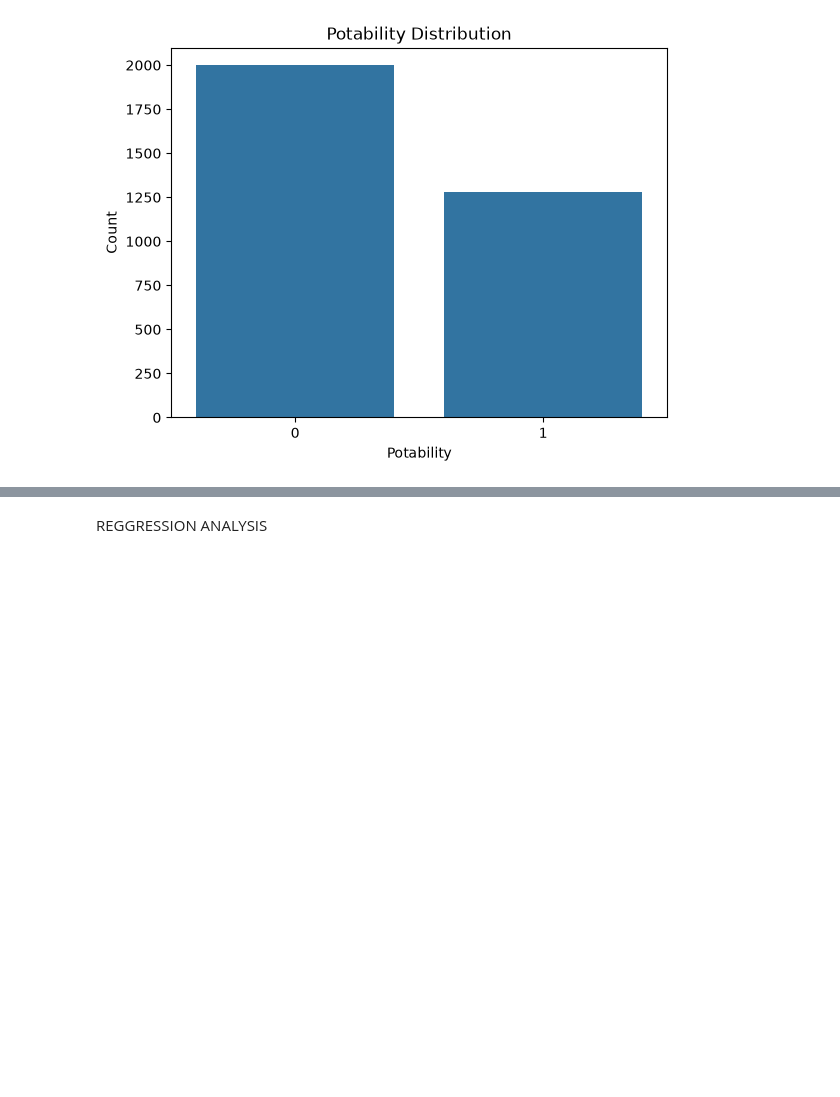
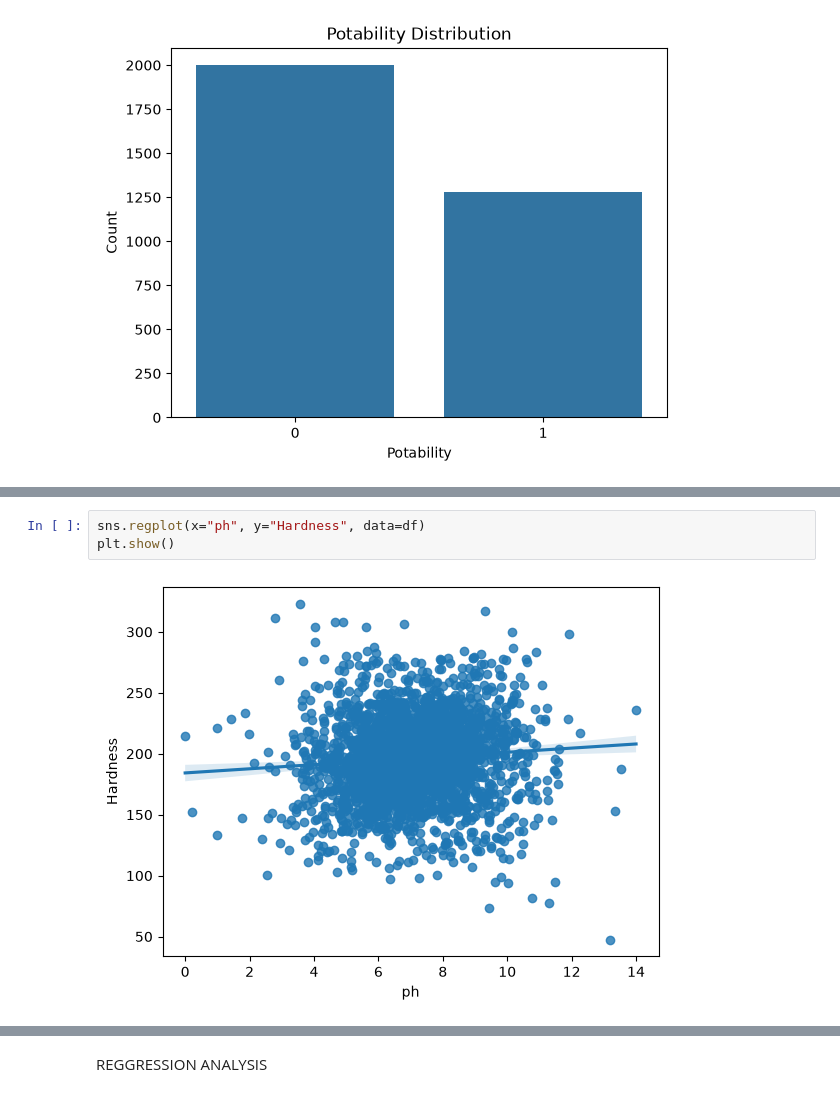
Before and after one commit to mehdiigouch/WATER-POTABILITY-USING-ML-PROJECT_V2, a Jupyter notebook: ANALYSIS/EDA.ipynb, the cells around one changed output, grey strips where cells are left out. Saved outputs shown, nothing was run; the diff lists cells and outputs as text; blank space fills up the shorter version.

```diff
--- a/ANALYSIS/EDA.ipynb
+++ b/ANALYSIS/EDA.ipynb
@@ -220,0 +242,5 @@ Name: proportion, dtype: float64
+# %%
+sns.regplot(x="ph", y="Hardness", data=df)
+plt.show()
+# %% [output]
+[figure, added]
```
Also changed, not shown: parts of 11 cells of this notebook.
